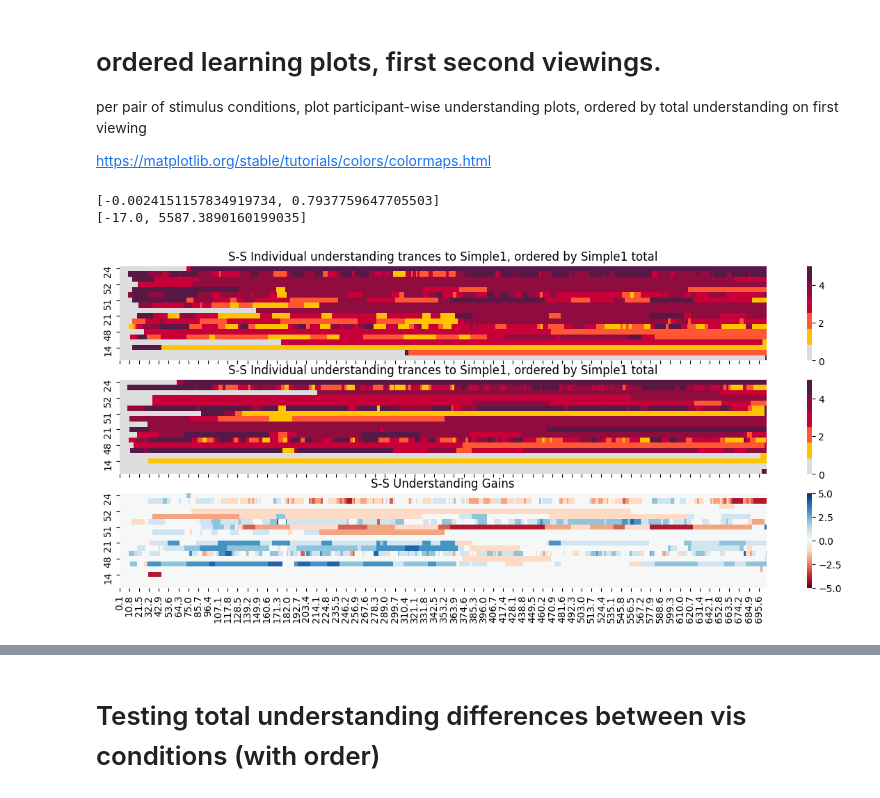
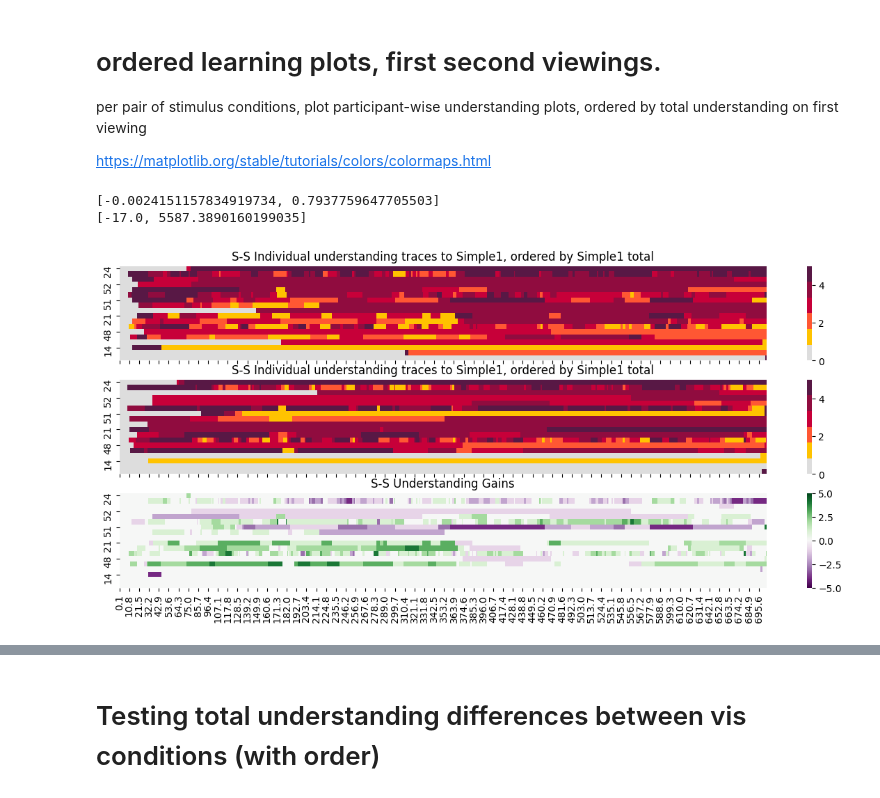
Before and after one commit to finn42/Bach_Viz_Responses, a Jupyter notebook: Bach_Vz_study_responses.ipynb, the cells around one changed output, grey strips where cells are left out. Drawn from its saved outputs; the diff is of its cells as text; code cells hidden in the pictures.

```diff
--- a/Bach_Vz_study_responses.ipynb
+++ b/Bach_Vz_study_responses.ipynb
@@ -277,37 +277,37 @@ https://matplotlib.org/stable/tutorials/colors/colormaps.html
 # %%
 v1 = 'simple1'
 v2 = 'simple2'
 A = ContR[v1][list(set(ContR[v1].columns).intersection(set(ContR[v2].columns)))]
 Und_Ord = A.sum().sort_values(ascending=False).index
 B = ContR[v2][list(set(ContR[v2].columns).intersection(set(ContR[v1].columns)))]
 
 fig, (ax1, ax2,ax3) = plt.subplots(3, 1,sharex=True,figsize=[15,6])
 df_A = A[Und_Ord].copy()
 df_A.fillna(0,inplace=True)
 chart = sns.heatmap(data=df_A.transpose(), ax=ax1,vmin=0, vmax=5,cmap=pal)
 ax1.set_xticklabels(np.round(df_A.iloc[ax1.get_xticks()].index,2))
-ax1.set_title('S-S Individual understanding trances to Simple1, ordered by Simple1 total')
+ax1.set_title('S-S Individual understanding traces to Simple1, ordered by Simple1 total')
 
 df_A = B[Und_Ord].copy()
 df_A.fillna(0,inplace=True)
 chart = sns.heatmap(data=df_A.transpose(), ax=ax2,vmin=0, vmax=5,cmap=pal)
 ax2.set_xticklabels(np.round(df_A.iloc[ax2.get_xticks()].index,2))
-ax2.set_title('S-S Individual understanding trances to Simple1, ordered by Simple1 total')
+ax2.set_title('S-S Individual understanding traces to Simple1, ordered by Simple1 total')
 
 df_A = B[Und_Ord].copy() - A[Und_Ord].copy()
 df_A.fillna(0,inplace=True)
-chart = sns.heatmap(data=df_A.transpose(), ax=ax3,vmin=-5, vmax=5,cmap='RdBu')
+chart = sns.heatmap(data=df_A.transpose(), ax=ax3,vmin=-5, vmax=5,cmap='PRGn')
 ax3.set_xticklabels(np.round(df_A.iloc[ax2.get_xticks()].index,2))
 ax3.set_title('S-S Understanding Gains')
 print([df_A.mean().median(),df_A.mean().std()])
 print([df_A.sum().median(),df_A.sum().std()])
 
 plt.savefig('./plots/' + v1 + '_' + v2 + '_indiv_gains.png',dpi = 300)
 plt.show()
 # %% [output]
 [-0.0024151157834919734, 0.7937759647705503]
 [-17.0, 5587.3890160199035]
-[figure, old version]
+[figure, new version]
 # %%
 v1 = 'simple1'
 v2 = 'complex2'
```
Also changed, not shown: parts of 3 cells of this notebook, 4 other files.
